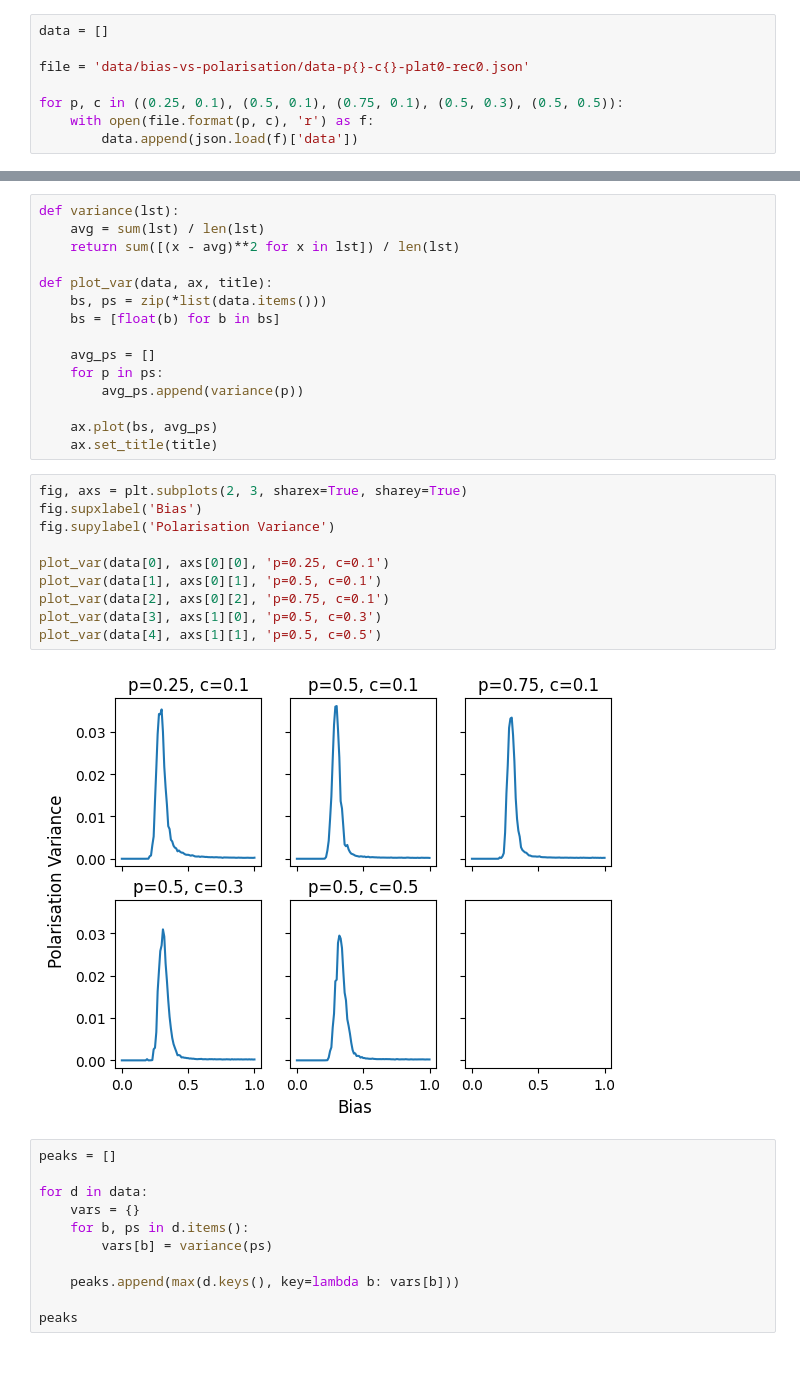
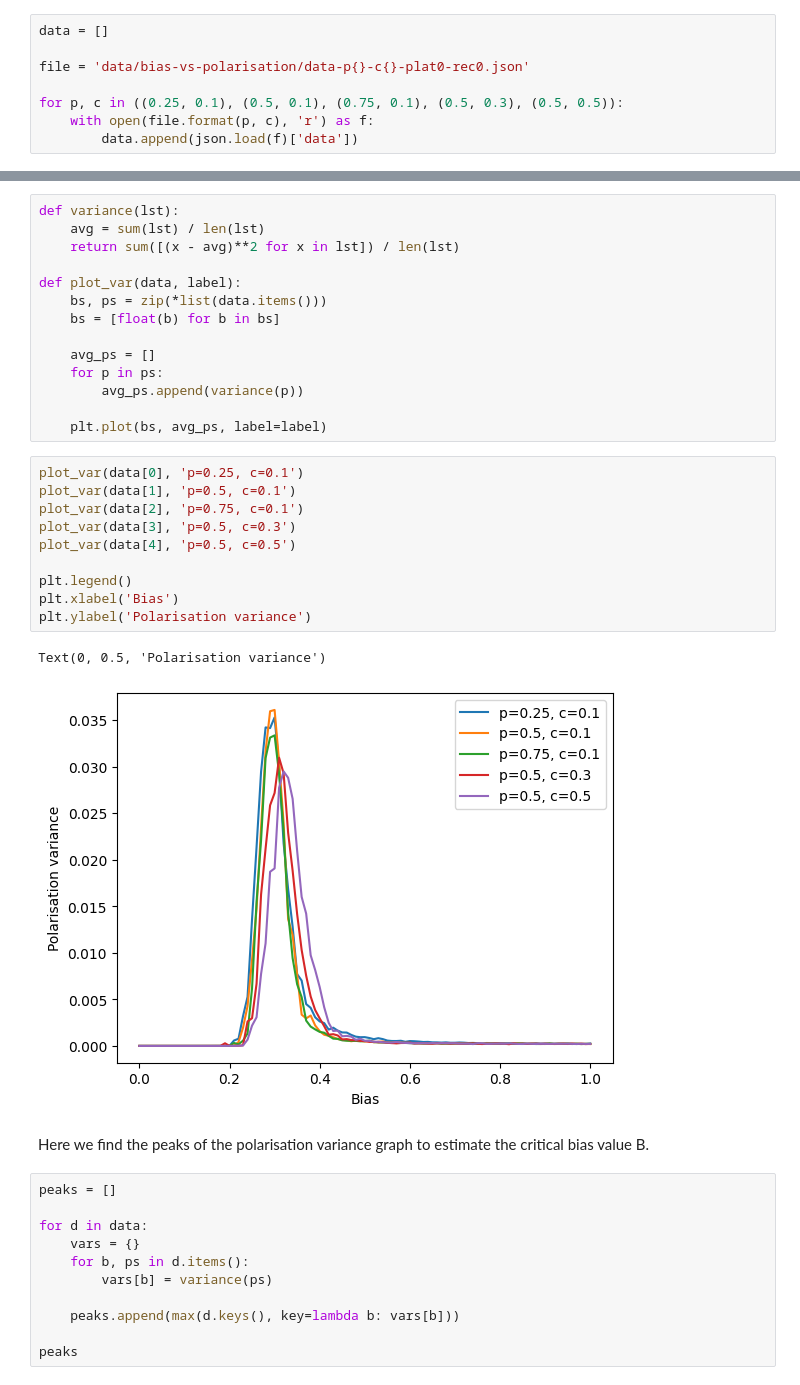
Before and after one commit to jasperpato/Social_Media_Simulator, a Jupyter notebook: analysis.ipynb, the cells around one changed output, grey strips where cells are left out. Drawn from its saved outputs; the diff is of its cells as text.

```diff
--- a/analysis.ipynb
+++ b/analysis.ipynb
@@ -39,7 +41,7 @@ def variance(lst):
 	avg = sum(lst) / len(lst)
 	return sum([(x - avg)**2 for x in lst]) / len(lst)
 
-def plot_var(data, ax, title):
+def plot_var(data, label):
 	bs, ps = zip(*list(data.items()))
 	bs = [float(b) for b in bs]
 
@@ -47,20 +49,22 @@ def plot_var(data, ax, title):
 	for p in ps:
 		avg_ps.append(variance(p))
 
-	ax.plot(bs, avg_ps)
-	ax.set_title(title)
+	plt.plot(bs, avg_ps, label=label)
 # %%
-fig, axs = plt.subplots(2, 3, sharex=True, sharey=True)
-fig.supxlabel('Bias')
-fig.supylabel('Polarisation Variance')
+plot_var(data[0], 'p=0.25, c=0.1')
+plot_var(data[1], 'p=0.5, c=0.1')
+plot_var(data[2], 'p=0.75, c=0.1')
+plot_var(data[3], 'p=0.5, c=0.3')
+plot_var(data[4], 'p=0.5, c=0.5')
 
-plot_var(data[0], axs[0][0], 'p=0.25, c=0.1')
-plot_var(data[1], axs[0][1], 'p=0.5, c=0.1')
-plot_var(data[2], axs[0][2], 'p=0.75, c=0.1')
-plot_var(data[3], axs[1][0], 'p=0.5, c=0.3')
-plot_var(data[4], axs[1][1], 'p=0.5, c=0.5')
+plt.legend()
+plt.xlabel('Bias')
+plt.ylabel('Polarisation variance')
 # %% [output]
+Text(0, 0.5, 'Polarisation variance')
-[figure, old version]
+[figure, new version]
+# %% [markdown]
+Here we find the peaks of the polarisation variance graph to estimate the critical bias value B.
 # %%
 peaks = []
 
```
Also changed, not shown: parts of 12 cells of this notebook, 4 other files.
